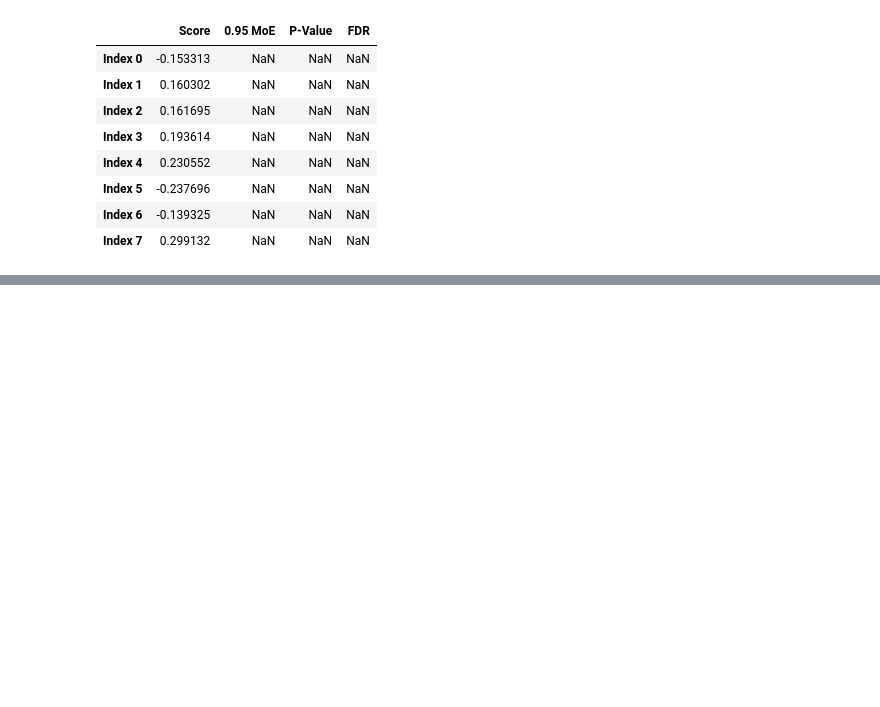
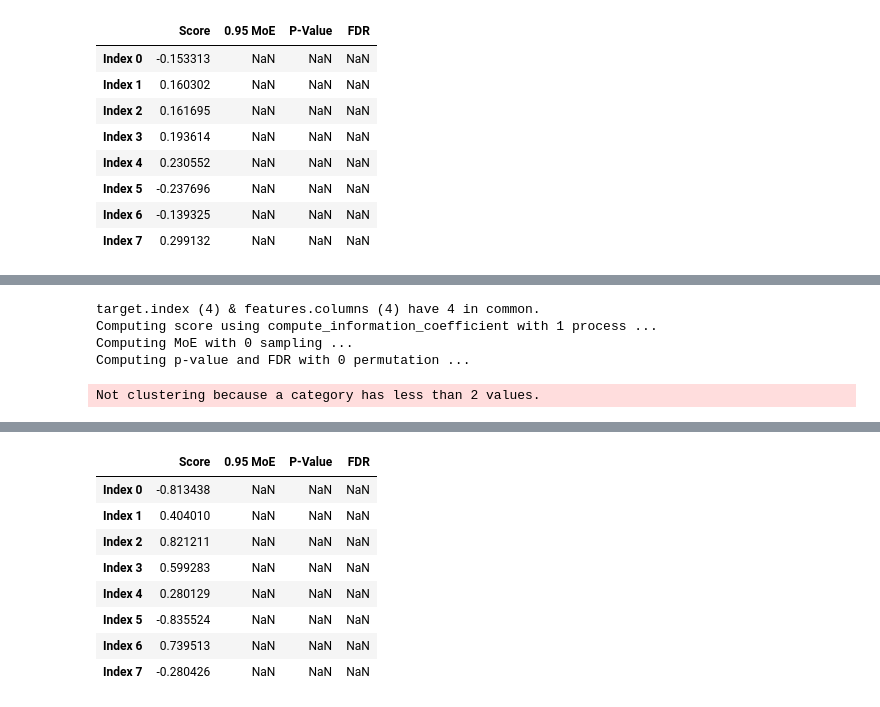
Before and after one commit to alex-wenzel/match, a Jupyter notebook: notebook/match.ipynb, the cells around one changed output, grey strips where cells are left out. Cells and saved outputs as stored; diff of their text form; code cells hidden in the pictures; blank space fills up the shorter version.

```diff
--- a/notebook/match.ipynb
+++ b/notebook/match.ipynb
@@ -235,7 +252,6 @@ target = [
 
 target = pd.Series(
     target,
-    name='Target',
     index=('Sample {}'.format(i) for i in range(len(target))),
 )
 
@@ -258,3 +274,9 @@ score_moe_p_value_fdr = make_match_panel(
 )
 
 score_moe_p_value_fdr
+# %% [output]
+target.index (4) & features.columns (4) have 4 in common.
+Computing score using compute_information_coefficient with 1 process ...
+Computing MoE with 0 sampling ...
+Computing p-value and FDR with 0 permutation ...
+Not clustering because a category has less than 2 values.
@@ -261,3 +284,12 @@ score_moe_p_value_fdr
+|  | Score | 0.95 MoE | P-Value | FDR |
+| Index 0 | -0.813438 | NaN | NaN | NaN |
+| Index 1 | 0.404010 | NaN | NaN | NaN |
+| Index 2 | 0.821211 | NaN | NaN | NaN |
+| Index 3 | 0.599283 | NaN | NaN | NaN |
+| Index 4 | 0.280129 | NaN | NaN | NaN |
+| Index 5 | -0.835524 | NaN | NaN | NaN |
+| Index 6 | 0.739513 | NaN | NaN | NaN |
+| Index 7 | -0.280426 | NaN | NaN | NaN |
 # %%
 target = pd.read_table(
     'target_0.tsv',
```
Also changed, not shown: parts of 11 cells of this notebook, 2 other files.
